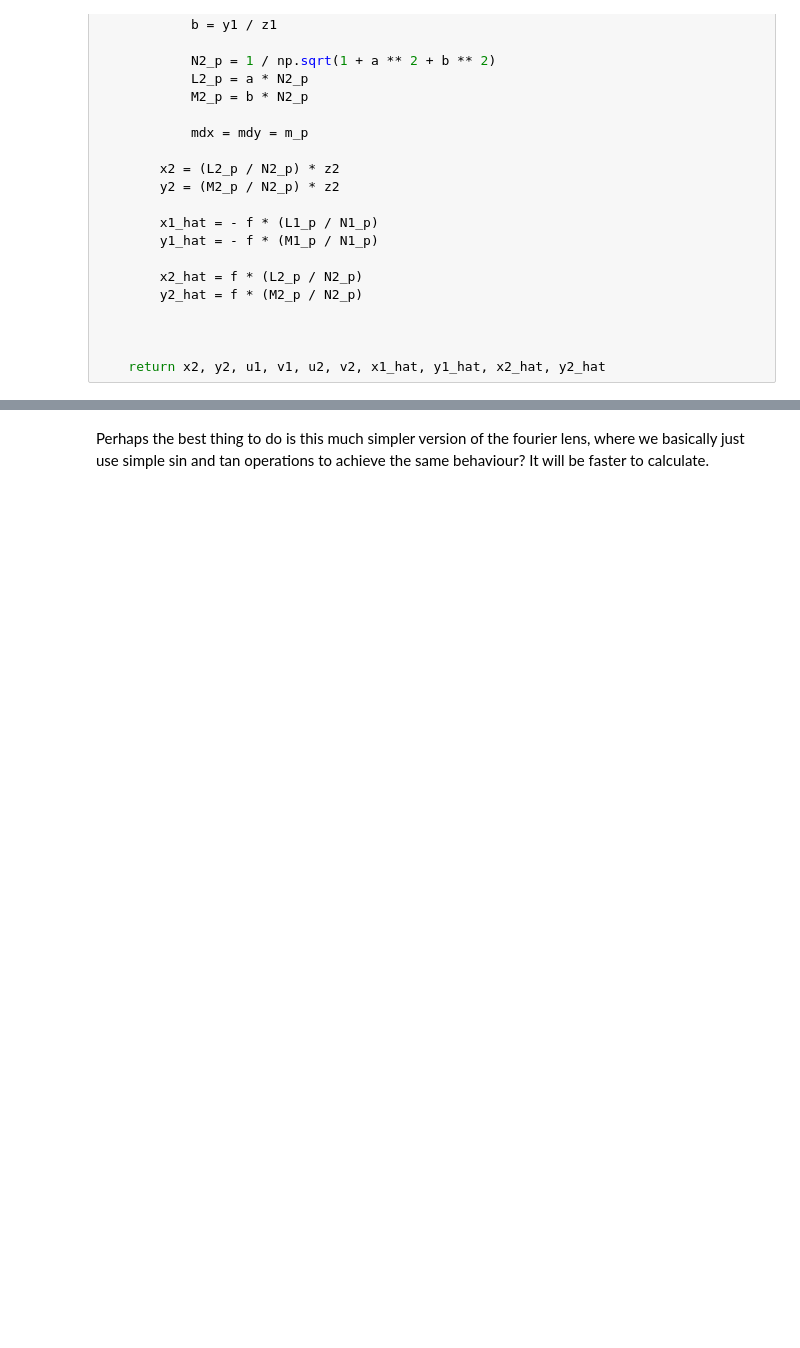
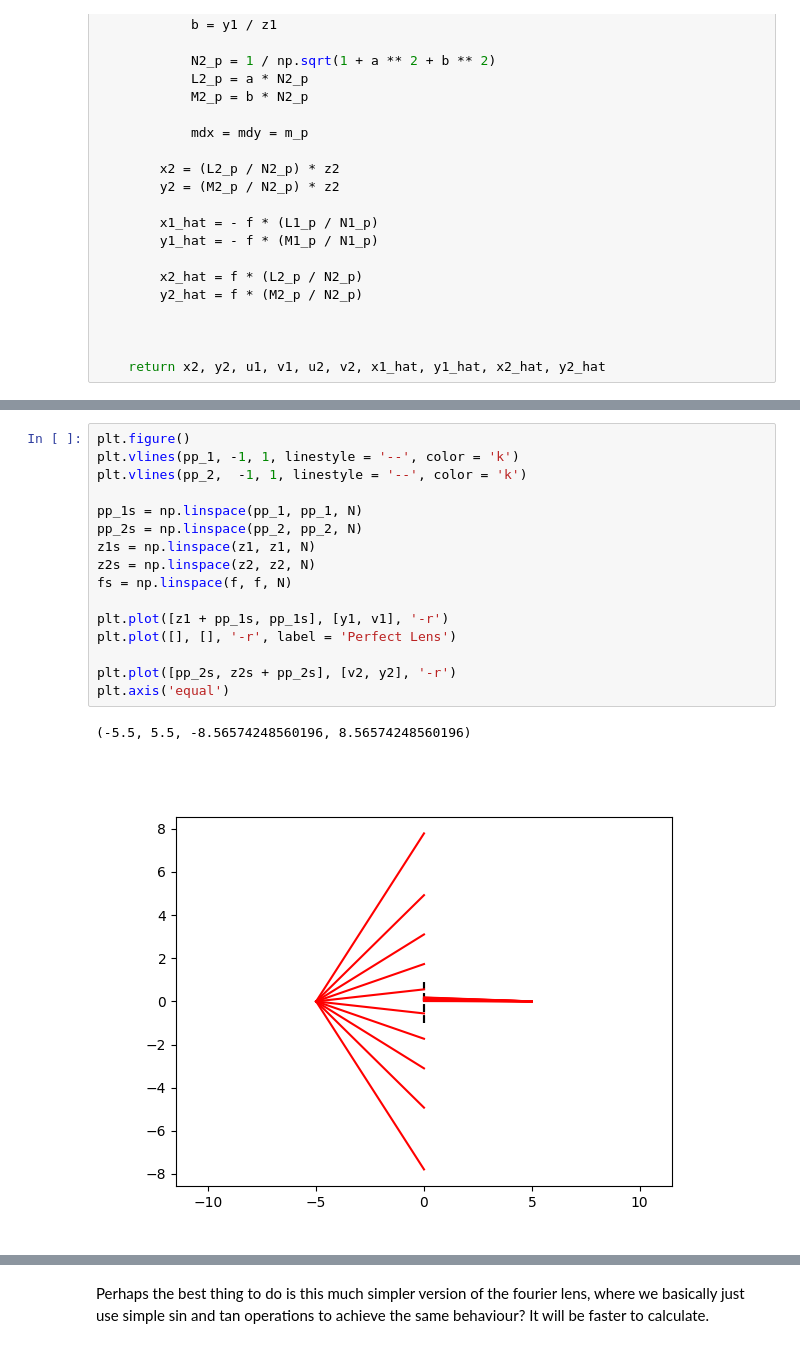
Before and after one commit to DavidLanders95/MonteCarloMS, a Jupyter notebook: lens.ipynb, the cells around one changed output, grey strips where cells are left out. Drawn from its saved outputs; the diff is of its cells as text; blank space fills up the shorter version.

```diff
--- a/lens.ipynb
+++ b/lens.ipynb
@@ -313,3 +350,22 @@ def perfect_lens_coords(x1, y1, z1, vx1, vy1, vz1, z2, f, m_p, fourier_lens = 0.
+# %%
+plt.figure()
+plt.vlines(pp_1, -1, 1, linestyle = '--', color = 'k')
+plt.vlines(pp_2,  -1, 1, linestyle = '--', color = 'k')
+
+pp_1s = np.linspace(pp_1, pp_1, N)
+pp_2s = np.linspace(pp_2, pp_2, N)
+z1s = np.linspace(z1, z1, N)
+z2s = np.linspace(z2, z2, N)
+fs = np.linspace(f, f, N)
+
+plt.plot([z1 + pp_1s, pp_1s], [y1, v1], '-r')
+plt.plot([], [], '-r', label = 'Perfect Lens')
+
+plt.plot([pp_2s, z2s + pp_2s], [v2, y2], '-r')
+plt.axis('equal')
+# %% [output]
+(-5.5, 5.5, -8.56574248560196, 8.56574248560196)
+[figure, added]
 # %%
 lens_z = 0.0
 thickness = 0.0
```
Also changed, not shown: parts of 6 cells of this notebook.
